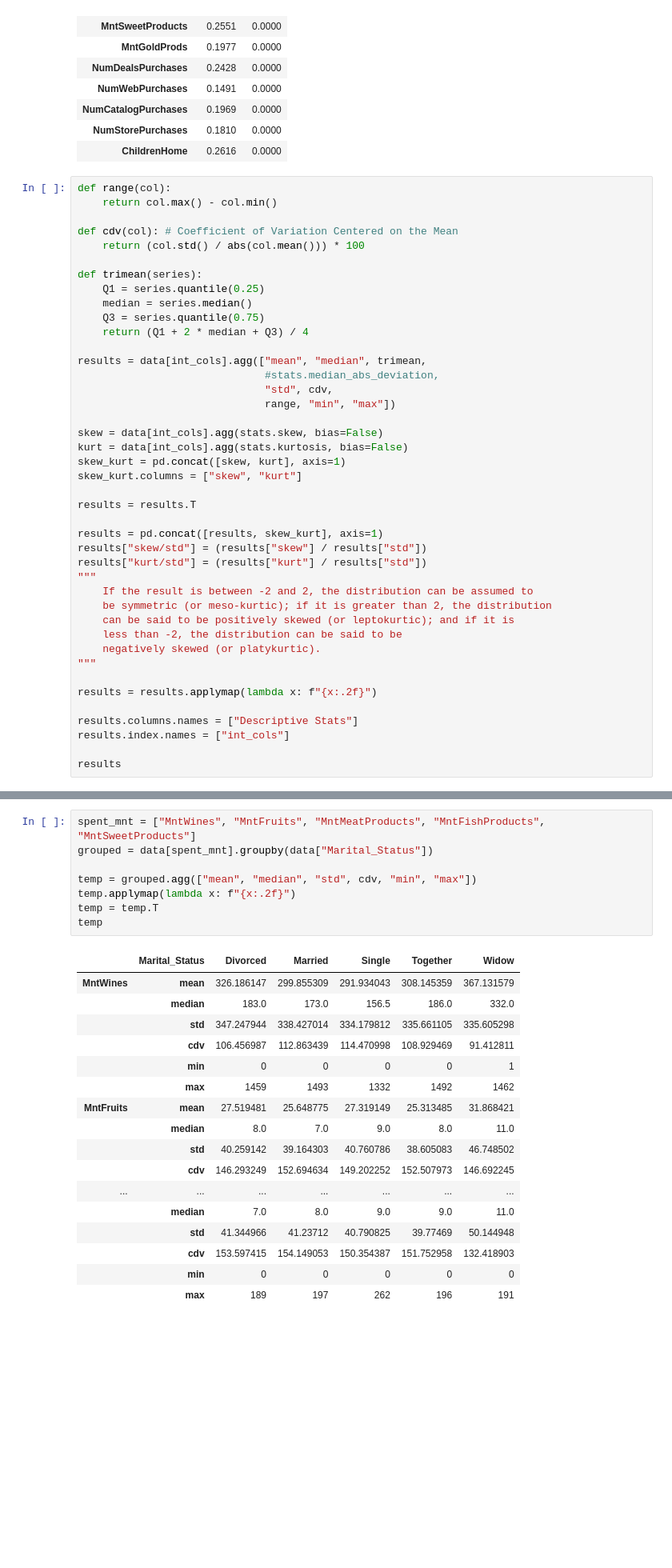
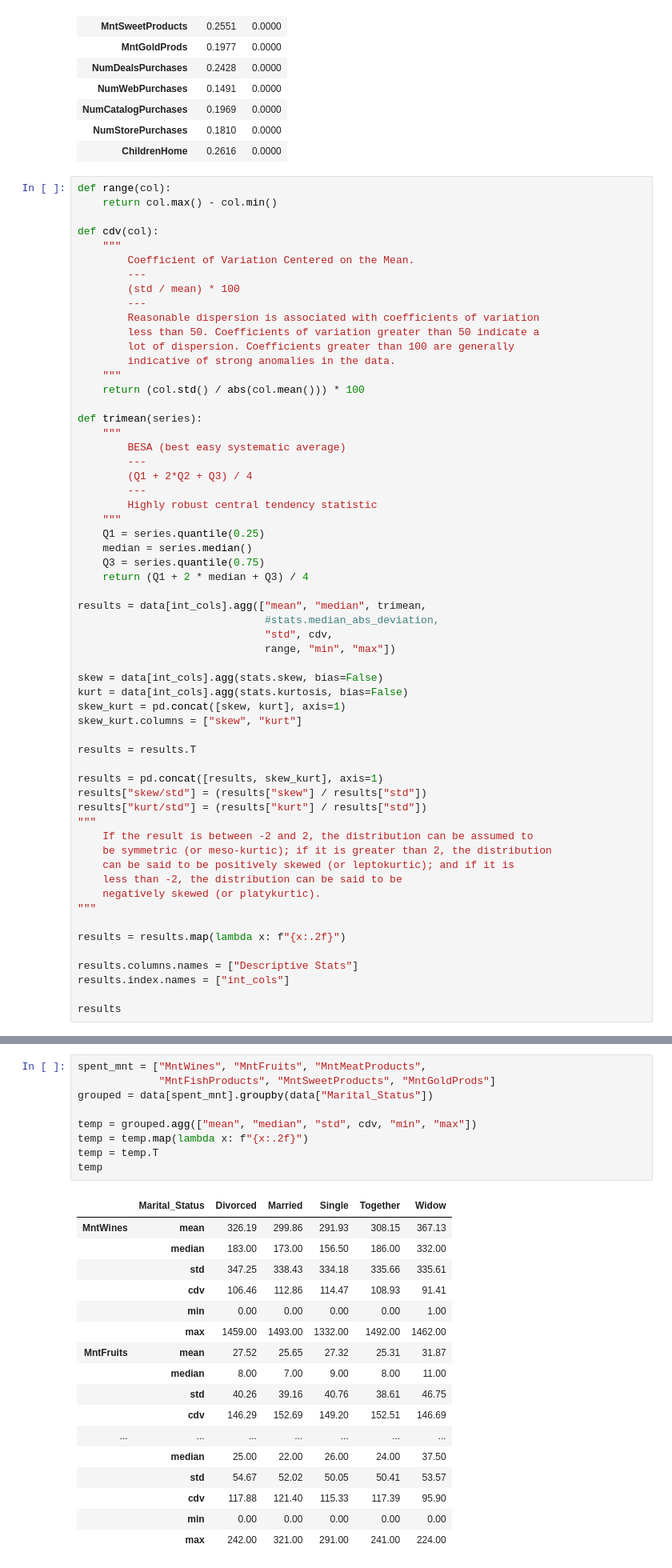
Before and after one commit to almanzanas/ifoodDataAnalystTest, a Jupyter notebook: notebooks/02_descriptive.ipynb, the cells around one changed output, grey strips where cells are left out. Shown at 80% size. Cells and saved outputs as stored; diff of their text form; blank space fills up the shorter version.

```diff
--- a/notebooks/02_descriptive.ipynb
+++ b/notebooks/02_descriptive.ipynb
@@ -444,10 +444,27 @@ results
 def range(col):
     return col.max() - col.min()
 
-def cdv(col): # Coefficient of Variation Centered on the Mean
+def cdv(col):
+    """
+        Coefficient of Variation Centered on the Mean.
+        ---
+        (std / mean) * 100
+        ---
+        Reasonable dispersion is associated with coefficients of variation
+        less than 50. Coefficients of variation greater than 50 indicate a
+        lot of dispersion. Coefficients greater than 100 are generally
+        indicative of strong anomalies in the data.
+    """
     return (col.std() / abs(col.mean())) * 100
 
 def trimean(series):
+    """
+        BESA (best easy systematic average)
+        ---
+        (Q1 + 2*Q2 + Q3) / 4
+        ---
+        Highly robust central tendency statistic
+    """
     Q1 = series.quantile(0.25)
     median = series.median()
     Q3 = series.quantile(0.75)
@@ -476,7 +493,7 @@ results["kurt/std"] = (results["kurt"] / results["std"])
     negatively skewed (or platykurtic).
 """
 
-results = results.applymap(lambda x: f"{x:.2f}")
+results = results.map(lambda x: f"{x:.2f}")
 
 results.columns.names = ["Descriptive Stats"]
 results.index.names = ["int_cols"]
@@ -616,28 +644,29 @@ with plt.style.context(["seaborn-v0_8-colorblind",
 # %% [output]
 [figure]
 # %%
-spent_mnt = ["MntWines", "MntFruits", "MntMeatProducts", "MntFishProducts", "MntSweetProducts"]
+spent_mnt = ["MntWines", "MntFruits", "MntMeatProducts",
+             "MntFishProducts", "MntSweetProducts", "MntGoldProds"]
 grouped = data[spent_mnt].groupby(data["Marital_Status"])
 
 temp = grouped.agg(["mean", "median", "std", cdv, "min", "max"])
-temp.applymap(lambda x: f"{x:.2f}")
+temp = temp.map(lambda x: f"{x:.2f}")
 temp = temp.T
 temp
 # %% [output]
 |  | Marital_Status | Divorced | Married | Single | Together | Widow |
-| MntWines | mean | 326.186147 | 299.855309 | 291.934043 | 308.145359 | 367.131579 |
-|  | median | 183.0 | 173.0 | 156.5 | 186.0 | 332.0 |
-|  | std | 347.247944 | 338.427014 | 334.179812 | 335.661105 | 335.605298 |
-|  | cdv | 106.456987 | 112.863439 | 114.470998 | 108.929469 | 91.412811 |
-|  | min | 0 | 0 | 0 | 0 | 1 |
-|  | max | 1459 | 1493 | 1332 | 1492 | 1462 |
-| MntFruits | mean | 27.519481 | 25.648775 | 27.319149 | 25.313485 | 31.868421 |
-|  | median | 8.0 | 7.0 | 9.0 | 8.0 | 11.0 |
-|  | std | 40.259142 | 39.164303 | 40.760786 | 38.605083 | 46.748502 |
-|  | cdv | 146.293249 | 152.694634 | 149.202252 | 152.507973 | 146.692245 |
+| MntWines | mean | 326.19 | 299.86 | 291.93 | 308.15 | 367.13 |
+|  | median | 183.00 | 173.00 | 156.50 | 186.00 | 332.00 |
+|  | std | 347.25 | 338.43 | 334.18 | 335.66 | 335.61 |
+|  | cdv | 106.46 | 112.86 | 114.47 | 108.93 | 91.41 |
+|  | min | 0.00 | 0.00 | 0.00 | 0.00 | 1.00 |
+|  | max | 1459.00 | 1493.00 | 1332.00 | 1492.00 | 1462.00 |
+| MntFruits | mean | 27.52 | 25.65 | 27.32 | 25.31 | 31.87 |
+|  | median | 8.00 | 7.00 | 9.00 | 8.00 | 11.00 |
+|  | std | 40.26 | 39.16 | 40.76 | 38.61 | 46.75 |
+|  | cdv | 146.29 | 152.69 | 149.20 | 152.51 | 146.69 |
 | ... | ... | ... | ... | ... | ... | ... |
-|  | median | 7.0 | 8.0 | 9.0 | 9.0 | 11.0 |
-|  | std | 41.344966 | 41.23712 | 40.790825 | 39.77469 | 50.144948 |
-|  | cdv | 153.597415 | 154.149053 | 150.354387 | 151.752958 | 132.418903 |
-|  | min | 0 | 0 | 0 | 0 | 0 |
-|  | max | 189 | 197 | 262 | 196 | 191 |
+|  | median | 25.00 | 22.00 | 26.00 | 24.00 | 37.50 |
+|  | std | 54.67 | 52.02 | 50.05 | 50.41 | 53.57 |
+|  | cdv | 117.88 | 121.40 | 115.33 | 117.39 | 95.90 |
+|  | min | 0.00 | 0.00 | 0.00 | 0.00 | 0.00 |
+|  | max | 242.00 | 321.00 | 291.00 | 241.00 | 224.00 |
```
Also changed, not shown: parts of 9 cells of this notebook, 1 other file.
